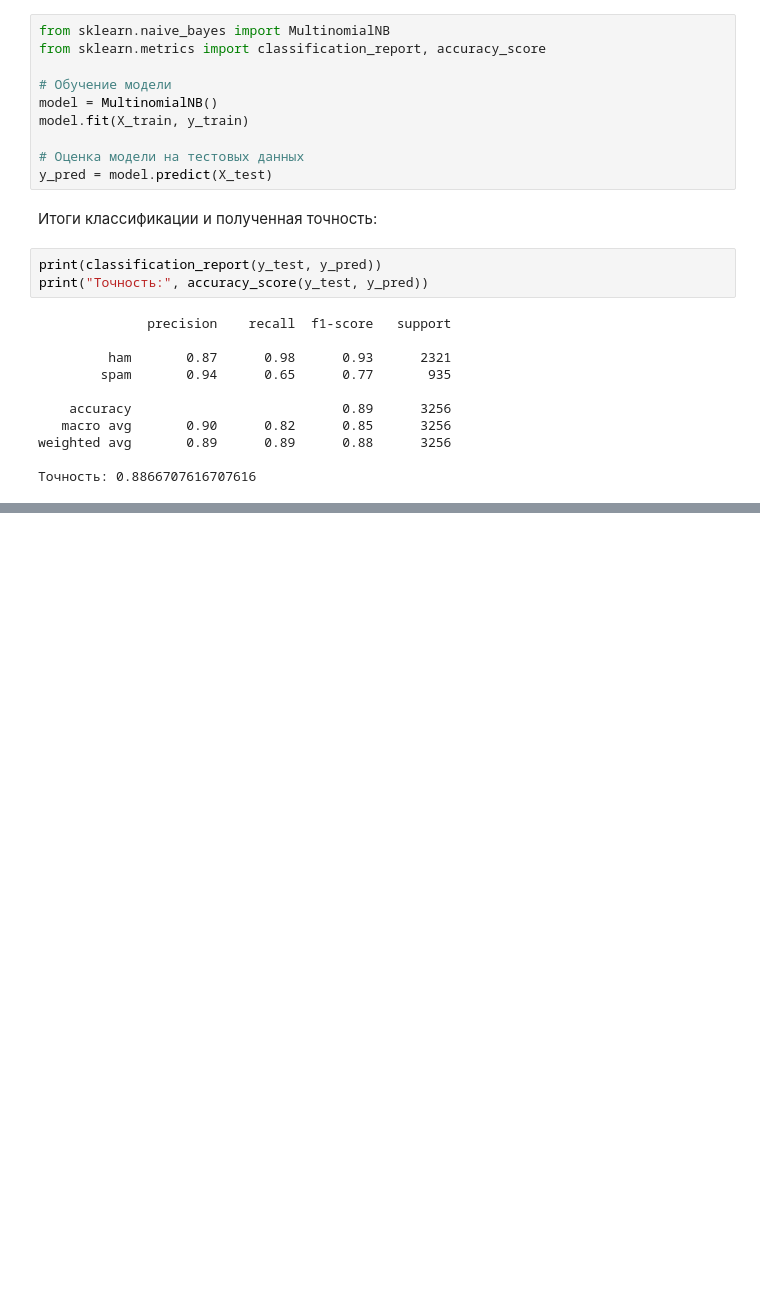
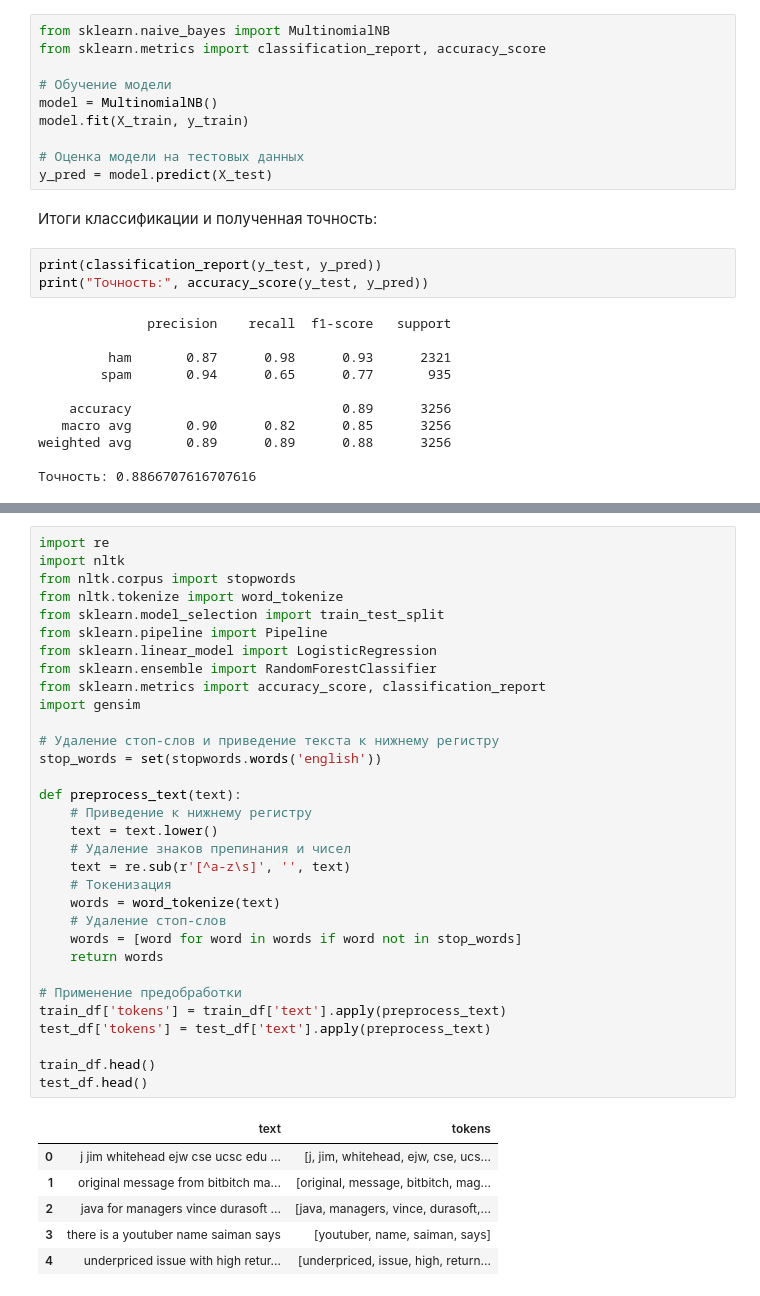
Before and after one commit to DenHax/spam-filter, a Jupyter notebook: deryabin-ml.ipynb, the cells around one changed output, grey strips where cells are left out. Cells and saved outputs as stored; diff of their text form; blank space fills up the shorter version.

Commit message:
Почти рабочая версия TF с эмбеддингами через Word2Vec.

```diff
--- a/deryabin-ml.ipynb
+++ b/deryabin-ml.ipynb
@@ -210,0 +179,39 @@ Name: count, dtype: int64
+# %%
+import re
+import nltk
+from nltk.corpus import stopwords
+from nltk.tokenize import word_tokenize
+from sklearn.model_selection import train_test_split
+from sklearn.pipeline import Pipeline
+from sklearn.linear_model import LogisticRegression
+from sklearn.ensemble import RandomForestClassifier
+from sklearn.metrics import accuracy_score, classification_report
+import gensim
+
+# Удаление стоп-слов и приведение текста к нижнему регистру
+stop_words = set(stopwords.words('english'))
+
+def preprocess_text(text):
+    # Приведение к нижнему регистру
+    text = text.lower()
+    # Удаление знаков препинания и чисел
+    text = re.sub(r'[^a-z\s]', '', text)
+    # Токенизация
+    words = word_tokenize(text)
+    # Удаление стоп-слов
+    words = [word for word in words if word not in stop_words]
+    return words
+
+# Применение предобработки
+train_df['tokens'] = train_df['text'].apply(preprocess_text)
+test_df['tokens'] = test_df['text'].apply(preprocess_text)
+
+train_df.head()
+test_df.head()
+# %% [output]
+|  | text | tokens |
+| 0 | j jim whitehead ejw cse ucsc edu ... | [j, jim, whitehead, ejw, cse, ucs... |
+| 1 | original message from bitbitch ma... | [original, message, bitbitch, mag... |
+| 2 | java for managers vince durasoft ... | [java, managers, vince, durasoft,... |
+| 3 | there is a youtuber name saiman says | [youtuber, name, saiman, says] |
+| 4 | underpriced issue with high retur... | [underpriced, issue, high, return... |
```
Also changed, not shown: parts of 18 cells of this notebook, 4 other files.
